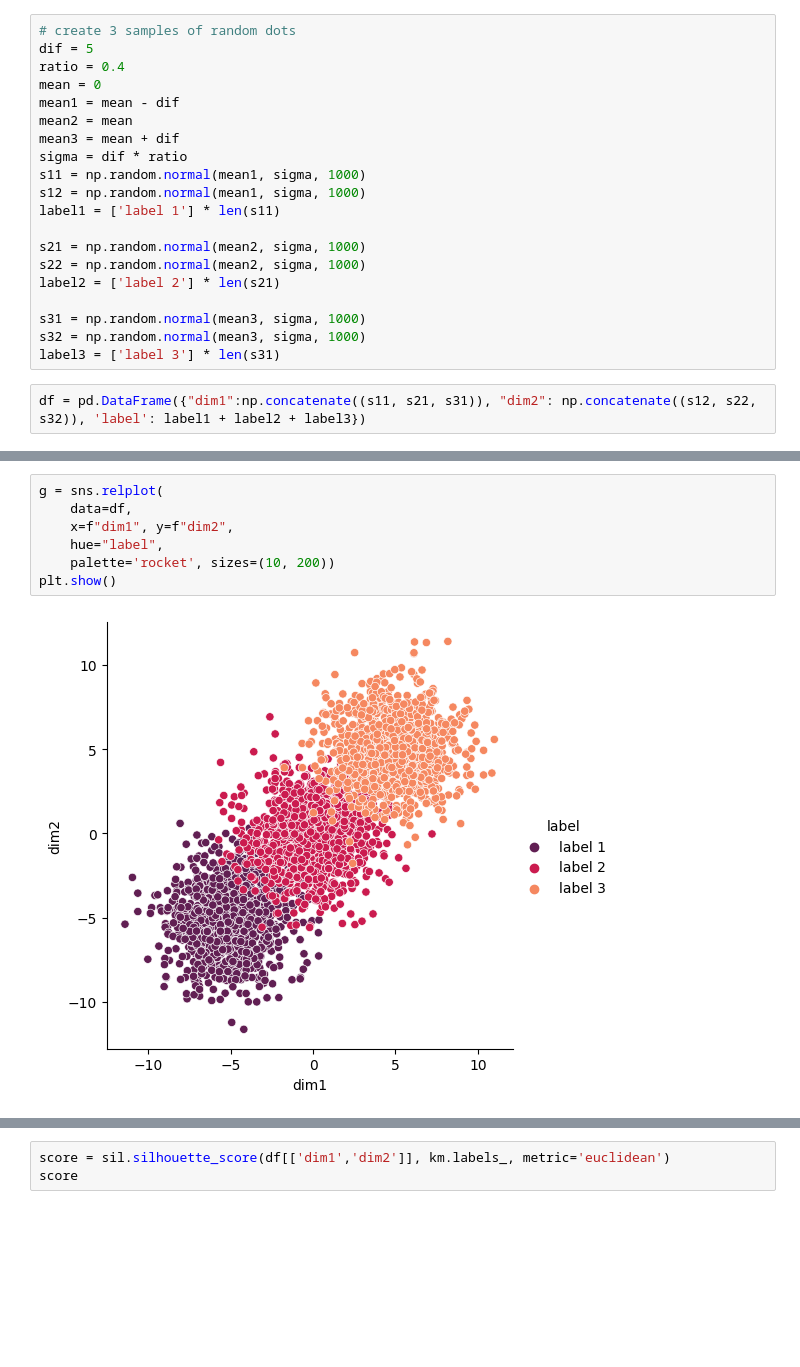
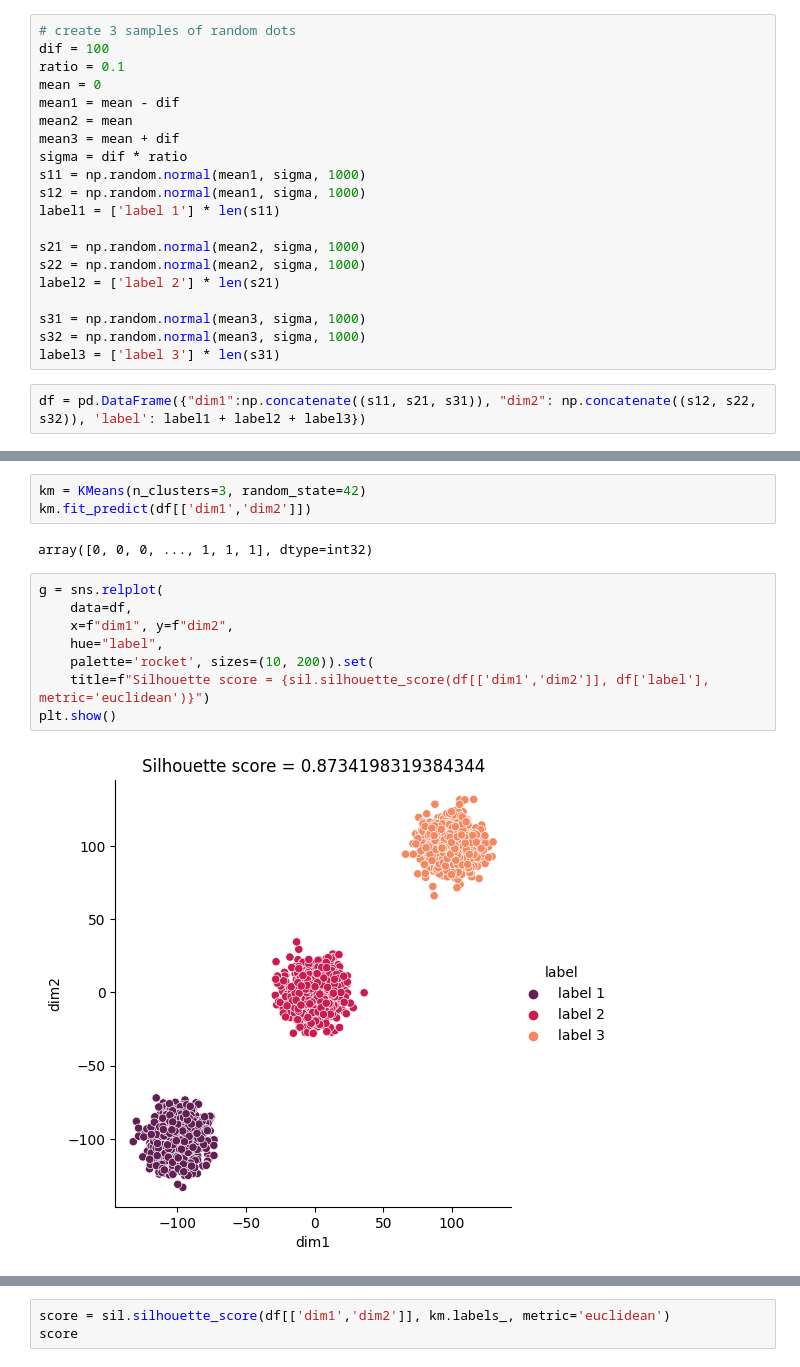
Before and after one commit to mat2m10/powercontrol, a Jupyter notebook: 04_population_stratification_analysis.ipynb, the cells around one changed output, grey strips where cells are left out. Drawn from its saved outputs; the diff is of its cells as text; blank space fills up the shorter version.

```diff
--- a/04_population_stratification_analysis.ipynb
+++ b/04_population_stratification_analysis.ipynb
@@ -221,8 +147,8 @@ print(np.random.seed(10))
 None
 # %%
 # create 3 samples of random dots
-dif = 5
-ratio = 0.4
+dif = 100
+ratio = 0.1
 mean = 0
 mean1 = mean - dif
 mean2 = mean
@@ -259,13 +185,19 @@ df
 3000 rows × 3 columns
+# %%
+km = KMeans(n_clusters=3, random_state=42)
+km.fit_predict(df[['dim1','dim2']])
+# %% [output]
+array([0, 0, 0, ..., 1, 1, 1], dtype=int32)
 # %%
 g = sns.relplot(
     data=df,
     x=f"dim1", y=f"dim2",
     hue="label",
-    palette='rocket', sizes=(10, 200))
+    palette='rocket', sizes=(10, 200)).set(
+    title=f"Silhouette score = {sil.silhouette_score(df[['dim1','dim2']], df['label'], metric='euclidean')}")
 plt.show()
 # %% [output]
-[figure, old version]
+[figure, new version]
 # %%
 km = KMeans(n_clusters=3, random_state=42)
 km.fit_predict(df[['dim1','dim2']])
```
Also changed, not shown: parts of 13 cells of this notebook, 1 other file.
